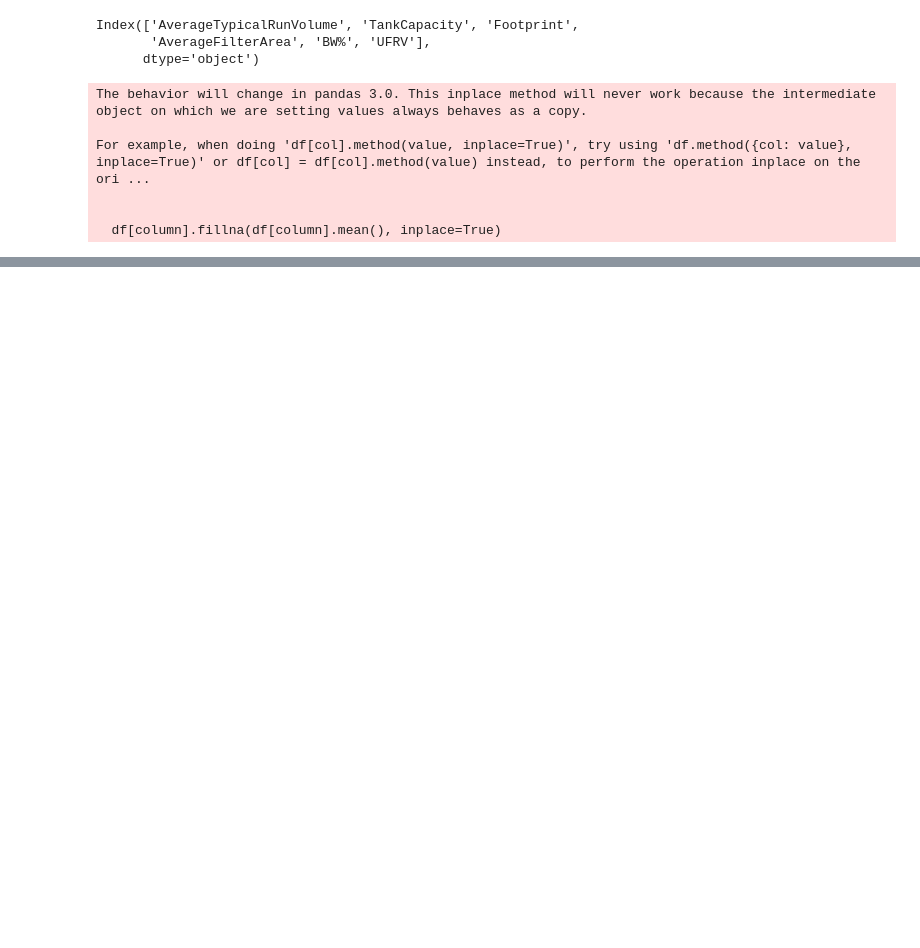
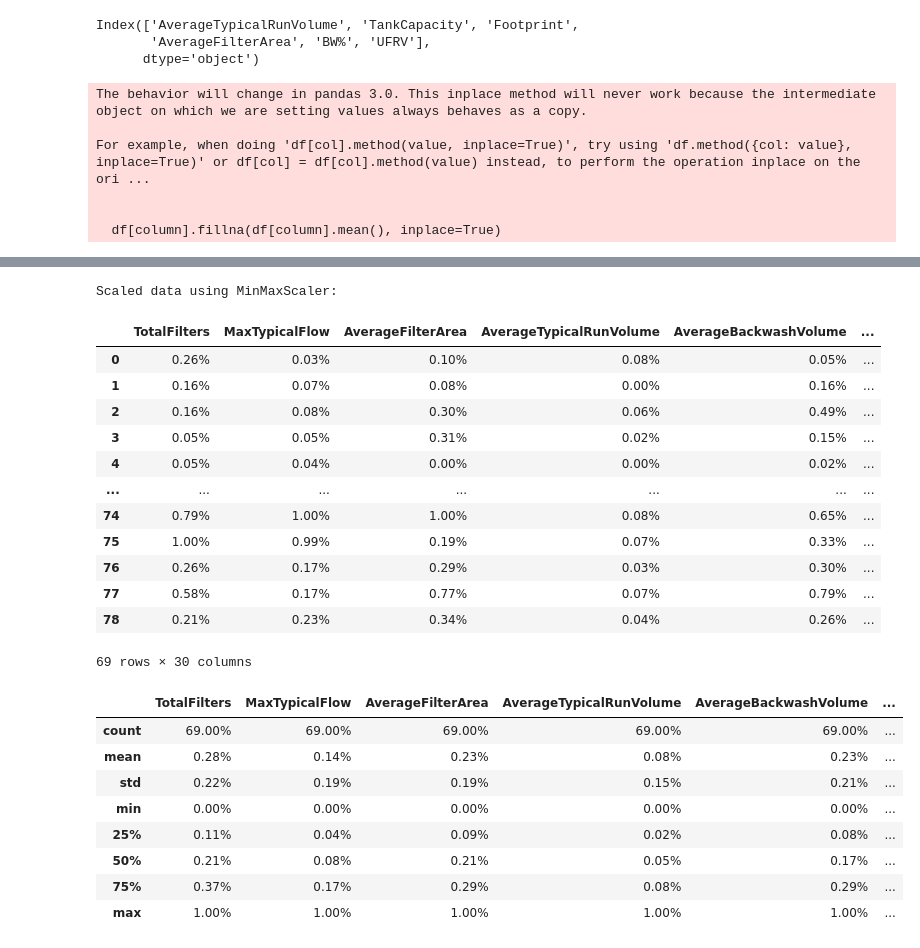
Before and after one commit to radoslavKiryazov/MAL, a Jupyter notebook: Assignment 4/4. Preprocessing - Water treatment plants.ipynb, the cells around one changed output, grey strips where cells are left out. Saved outputs shown, nothing was run; the diff lists cells and outputs as text; code cells hidden in the pictures; blank space fills up the shorter version.

```diff
--- a/Assignment 4/4. Preprocessing - Water treatment plants.ipynb
+++ b/Assignment 4/4. Preprocessing - Water treatment plants.ipynb
@@ -343,0 +364,42 @@ df['TankExploitation'].fillna(df['TankExploitation'].median(), inplace=True)
+# %%
+
+# Initialize the MinMaxScaler
+min_max_scaler = MinMaxScaler()
+
+# Select the columns to scale
+columns_to_scale = ['TotalFilters', 'MaxTypicalFlow', 'AverageFilterArea', 'AverageTypicalRunVolume',
+                    'AverageBackwashVolume', 'FilterExploitation', 'OxygenFactor', 'Stage1HLR',
+                    'Footprint', 'UFRV', 'BW%', 'HLR_BW', 'TankCapacity', 'TankExploitation',
+                    'AbstractedVolume']
+
+# Apply the scaler to the selected columns
+df[columns_to_scale] = min_max_scaler.fit_transform(df[columns_to_scale])
+
+# Verify the scaling
+print("Scaled data using MinMaxScaler:")
+display(df)
+df.describe()
+# %% [output]
+Scaled data using MinMaxScaler:
+|  | TotalFilters | MaxTypicalFlow | AverageFilterArea | AverageTypicalRunVolume | AverageBackwashVolume | ... |
+| 0 | 0.26% | 0.03% | 0.10% | 0.08% | 0.05% | ... |
+| 1 | 0.16% | 0.07% | 0.08% | 0.00% | 0.16% | ... |
+| 2 | 0.16% | 0.08% | 0.30% | 0.06% | 0.49% | ... |
+| 3 | 0.05% | 0.05% | 0.31% | 0.02% | 0.15% | ... |
+| 4 | 0.05% | 0.04% | 0.00% | 0.00% | 0.02% | ... |
+| ... | ... | ... | ... | ... | ... | ... |
+| 74 | 0.79% | 1.00% | 1.00% | 0.08% | 0.65% | ... |
+| 75 | 1.00% | 0.99% | 0.19% | 0.07% | 0.33% | ... |
+| 76 | 0.26% | 0.17% | 0.29% | 0.03% | 0.30% | ... |
+| 77 | 0.58% | 0.17% | 0.77% | 0.07% | 0.79% | ... |
+| 78 | 0.21% | 0.23% | 0.34% | 0.04% | 0.26% | ... |
+69 rows × 30 columns
+|  | TotalFilters | MaxTypicalFlow | AverageFilterArea | AverageTypicalRunVolume | AverageBackwashVolume | ... |
+| count | 69.00% | 69.00% | 69.00% | 69.00% | 69.00% | ... |
+| mean | 0.28% | 0.14% | 0.23% | 0.08% | 0.23% | ... |
+| std | 0.22% | 0.19% | 0.19% | 0.15% | 0.21% | ... |
+| min | 0.00% | 0.00% | 0.00% | 0.00% | 0.00% | ... |
+| 25% | 0.11% | 0.04% | 0.09% | 0.02% | 0.08% | ... |
+| 50% | 0.21% | 0.08% | 0.21% | 0.05% | 0.17% | ... |
+| 75% | 0.37% | 0.17% | 0.29% | 0.08% | 0.29% | ... |
+| max | 1.00% | 1.00% | 1.00% | 1.00% | 1.00% | ... |
```
Also changed, not shown: parts of 24 cells of this notebook.
